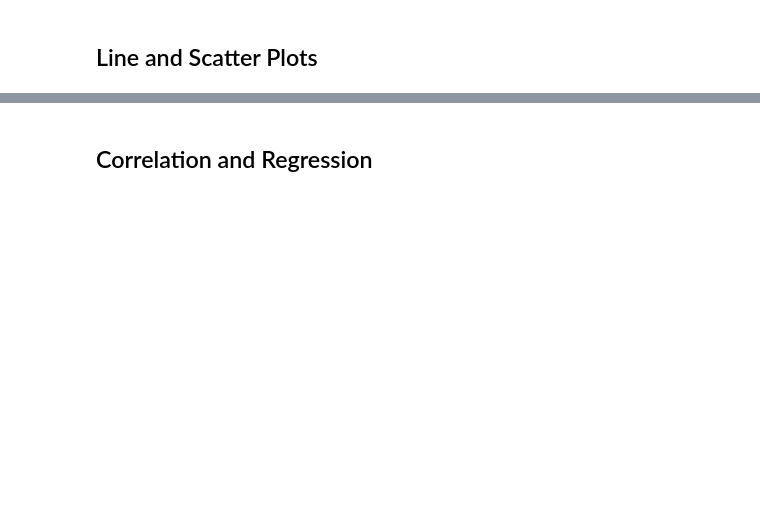
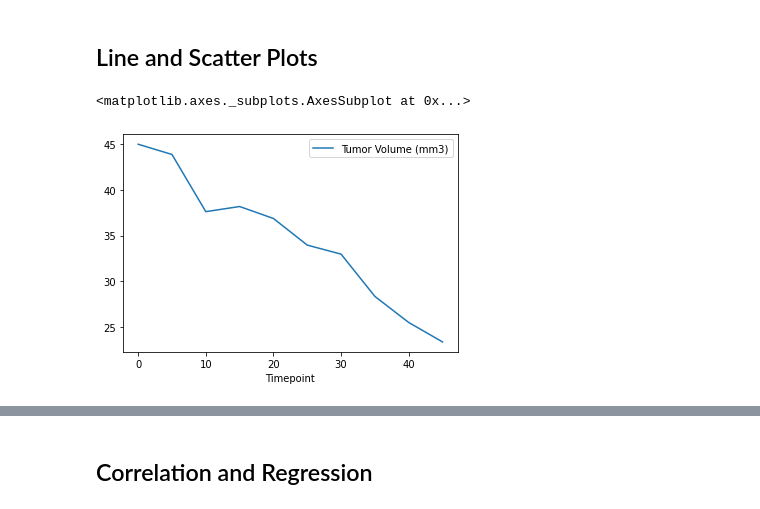
Before and after one commit to sherintm/matplotlib-challenge, a Jupyter notebook: Pymaceuticals/pymaceuticals_starter.ipynb, the cells around one changed output, grey strips where cells are left out. Saved outputs shown, nothing was run; the diff lists cells and outputs as text; code cells hidden in the pictures; blank space fills up the shorter version.

```diff
--- a/Pymaceuticals/pymaceuticals_starter.ipynb
+++ b/Pymaceuticals/pymaceuticals_starter.ipynb
@@ -202,5 +239,10 @@ plt.title("Female versus male mice distribution");
 ## Line and Scatter Plots
 # %%
 # Generate a line plot of tumor volume vs. time point for a mouse treated with Capomulin
+mouse_capomulin = clean_data.loc[clean_data["Mouse ID"] == "s185", ["Timepoint", "Tumor Volume (mm3)"]]
+mouse_capomulin.plot.line(x="Timepoint", y="Tumor Volume (mm3)")
+# %% [output]
+<matplotlib.axes._subplots.AxesSubplot at 0x...>
+[figure, added]
 # %%
 # Generate a scatter plot of average tumor volume vs. mouse weight for the Capomulin regimen
```
Also changed, not shown: parts of 5 cells of this notebook.
